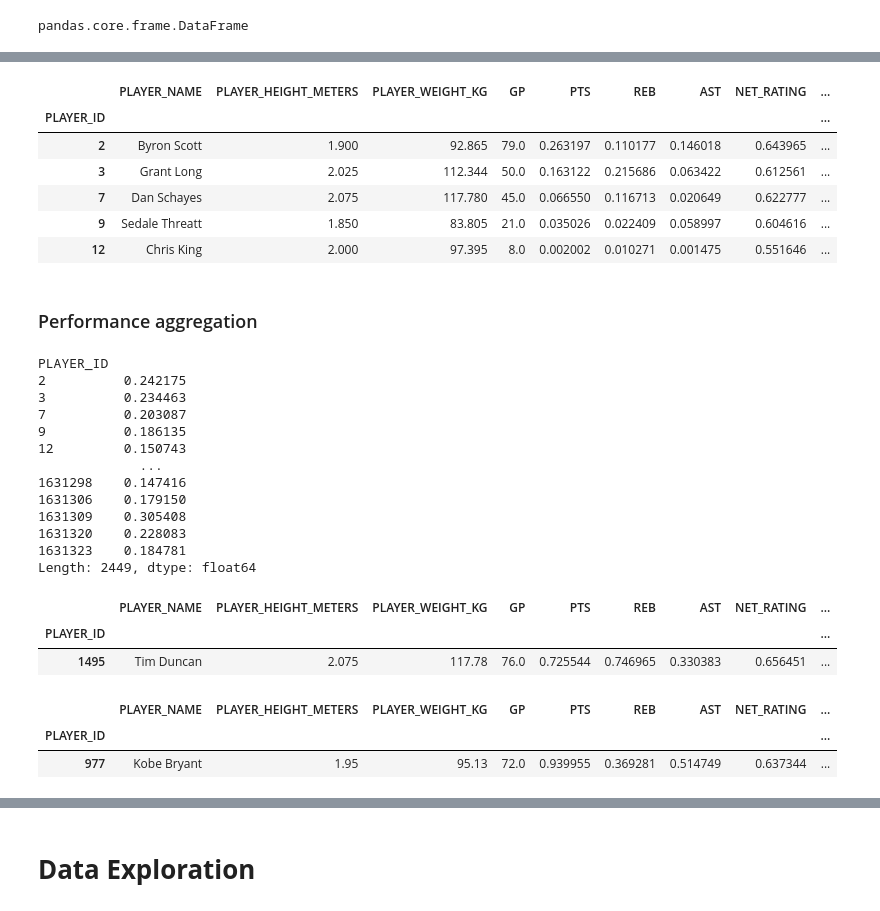
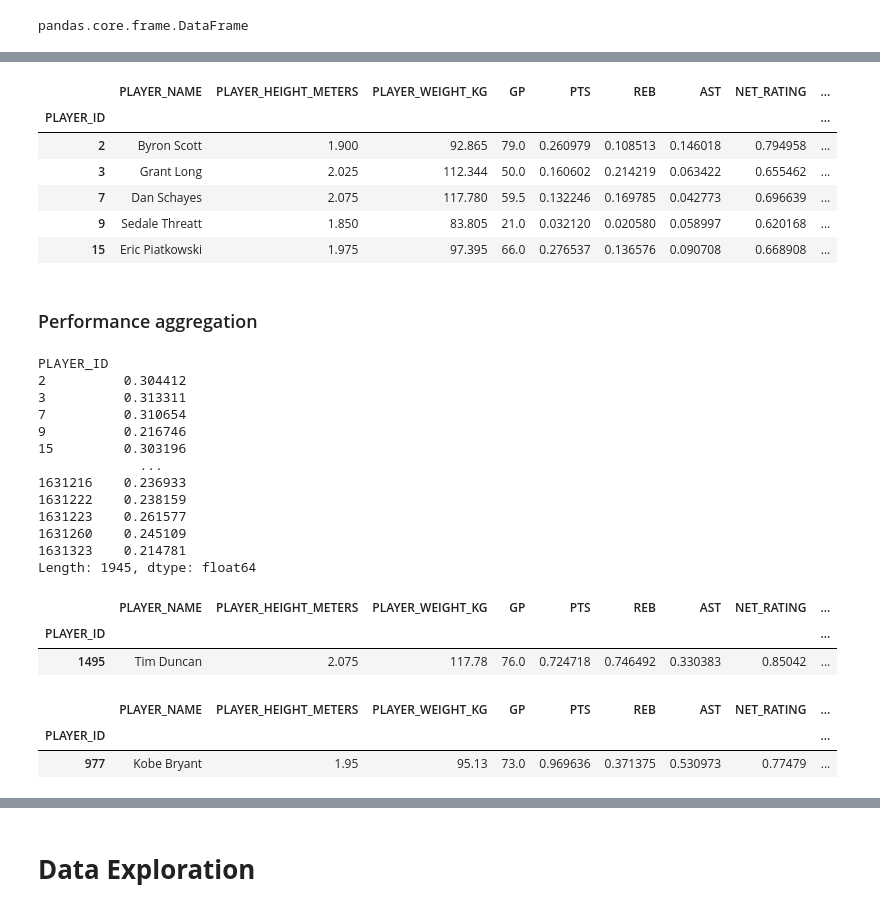
Before and after one commit to gfmattos/mp_nba_analysis, a Jupyter notebook: mp_/analysis/performance_analysis.ipynb, the cells around one changed output, grey strips where cells are left out. Cells and saved outputs as stored; diff of their text form; code cells hidden in the pictures.

```diff
--- a/mp_/analysis/performance_analysis.ipynb
+++ b/mp_/analysis/performance_analysis.ipynb
@@ -210,8 +210,11 @@ Index(['PLAYER_ID', 'PLAYER_NAME', 'TEAM_ABBREVIATION', 'AGE',
        'NET_RATING', 'OREB_PCT', 'DREB_PCT', 'USG_PCT', 'TS_PCT', 'AST_PCT',
        'SEASON'],
       dtype='object')
+# %%
+df_above20GP = df.query('GP >= 20')
 # %%
-df_players = df[['PLAYER_ID',
+df_players_above20GP = df_above20GP[[
+                'PLAYER_ID',
                 'PLAYER_NAME',
                 'PLAYER_HEIGHT_METERS',
                 'PLAYER_WEIGHT_KG',
@@ -279,5 +282,5 @@ df_players.head()
 # %%
 scaler = MinMaxScaler().set_output(transform='pandas')
 # %%
-df_players_norm = scaler.fit_transform(df_players.iloc[:,-9:])
+df_players_norm_above20GP = scaler.fit_transform(df_players_above20GP.iloc[:,-9:])
 # %%
@@ -321,32 +324,32 @@ df_players.iloc[:,:4]
 # %%
-df_players_norm = pd.concat([df_players.iloc[:,:4],df_players_norm], axis=1)
+df_players_norm_above20GP = pd.concat([df_players_above20GP.iloc[:,:4],df_players_norm_above20GP], axis=1)
 # %%
-df_players_norm.head()
+df_players_norm_above20GP.head()
 # %% [output]
 |  | PLAYER_NAME | PLAYER_HEIGHT_METERS | PLAYER_WEIGHT_KG | GP | PTS | REB | AST | NET_RATING | ... |
 | PLAYER_ID |  |  |  |  |  |  |  |  | ... |
-| 2 | Byron Scott | 1.900 | 92.865 | 79.0 | 0.263197 | 0.110177 | 0.146018 | 0.643965 | ... |
-| 3 | Grant Long | 2.025 | 112.344 | 50.0 | 0.163122 | 0.215686 | 0.063422 | 0.612561 | ... |
-| 7 | Dan Schayes | 2.075 | 117.780 | 45.0 | 0.066550 | 0.116713 | 0.020649 | 0.622777 | ... |
-| 9 | Sedale Threatt | 1.850 | 83.805 | 21.0 | 0.035026 | 0.022409 | 0.058997 | 0.604616 | ... |
-| 12 | Chris King | 2.000 | 97.395 | 8.0 | 0.002002 | 0.010271 | 0.001475 | 0.551646 | ... |
+| 2 | Byron Scott | 1.900 | 92.865 | 79.0 | 0.260979 | 0.108513 | 0.146018 | 0.794958 | ... |
+| 3 | Grant Long | 2.025 | 112.344 | 50.0 | 0.160602 | 0.214219 | 0.063422 | 0.655462 | ... |
+| 7 | Dan Schayes | 2.075 | 117.780 | 59.5 | 0.132246 | 0.169785 | 0.042773 | 0.696639 | ... |
+| 9 | Sedale Threatt | 1.850 | 83.805 | 21.0 | 0.032120 | 0.020580 | 0.058997 | 0.620168 | ... |
+| 15 | Eric Piatkowski | 1.975 | 97.395 | 66.0 | 0.276537 | 0.136576 | 0.090708 | 0.668908 | ... |
 # %% [markdown]
 ### Performance aggregation
 # %%
-df_players_norm.iloc[:,-9:].mean(axis=1)
+df_players_norm_above20GP.iloc[:,-9:].mean(axis=1)
 # %% [output]
 PLAYER_ID
-2          0.242175
-3          0.234463
-7          0.203087
-9          0.186135
-12         0.150743
+2          0.304412
+3          0.313311
+7          0.310654
+9          0.216746
+15         0.303196
              ...
-1631298    0.147416
-1631306    0.179150
-1631309    0.305408
-1631320    0.228083
-1631323    0.184781
-Length: 2449, dtype: float64
+1631216    0.236933
+1631222    0.238159
+1631223    0.261577
+1631260    0.245109
+1631323    0.214781
+Length: 1945, dtype: float64
 # %%
 # All stats - 'PTS', 'REB', 'AST', 'NET_RATING', 'OREB_PCT', 'DREB_PCT', 'USG_PCT', 'TS_PCT', 'AST_PCT'
@@ -360,13 +363,13 @@ df_players_norm['OVERALL_DEF'] = df_players_norm[['REB', 'OREB_PCT', 'DREB_PCT']
 # %%
-df_players_norm[df_players_norm.PLAYER_NAME == 'Tim Duncan']
+df_players_norm_above20GP[df_players_norm_above20GP.PLAYER_NAME == 'Tim Duncan']
 # %% [output]
 |  | PLAYER_NAME | PLAYER_HEIGHT_METERS | PLAYER_WEIGHT_KG | GP | PTS | REB | AST | NET_RATING | ... |
 | PLAYER_ID |  |  |  |  |  |  |  |  | ... |
-| 1495 | Tim Duncan | 2.075 | 117.78 | 76.0 | 0.725544 | 0.746965 | 0.330383 | 0.656451 | ... |
+| 1495 | Tim Duncan | 2.075 | 117.78 | 76.0 | 0.724718 | 0.746492 | 0.330383 | 0.85042 | ... |
 # %%
-df_players_norm[df_players_norm.PLAYER_NAME == 'Kobe Bryant']
+df_players_norm_above20GP[df_players_norm_above20GP.PLAYER_NAME == 'Kobe Bryant']
 # %% [output]
 |  | PLAYER_NAME | PLAYER_HEIGHT_METERS | PLAYER_WEIGHT_KG | GP | PTS | REB | AST | NET_RATING | ... |
 | PLAYER_ID |  |  |  |  |  |  |  |  | ... |
-| 977 | Kobe Bryant | 1.95 | 95.13 | 72.0 | 0.939955 | 0.369281 | 0.514749 | 0.637344 | ... |
+| 977 | Kobe Bryant | 1.95 | 95.13 | 73.0 | 0.969636 | 0.371375 | 0.530973 | 0.77479 | ... |
 # %%
```
Also changed, not shown: parts of 45 cells of this notebook, 1 other file.
